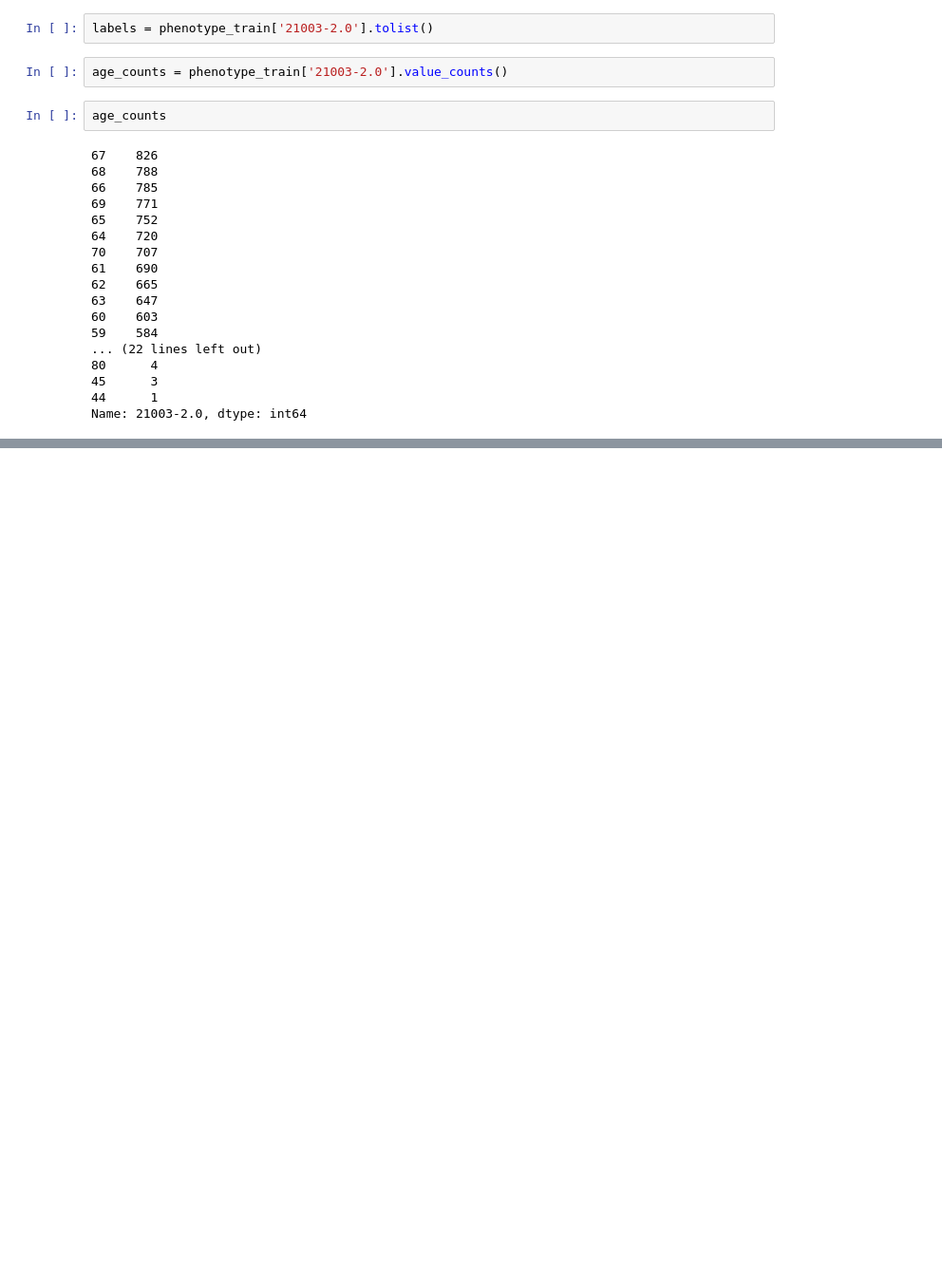
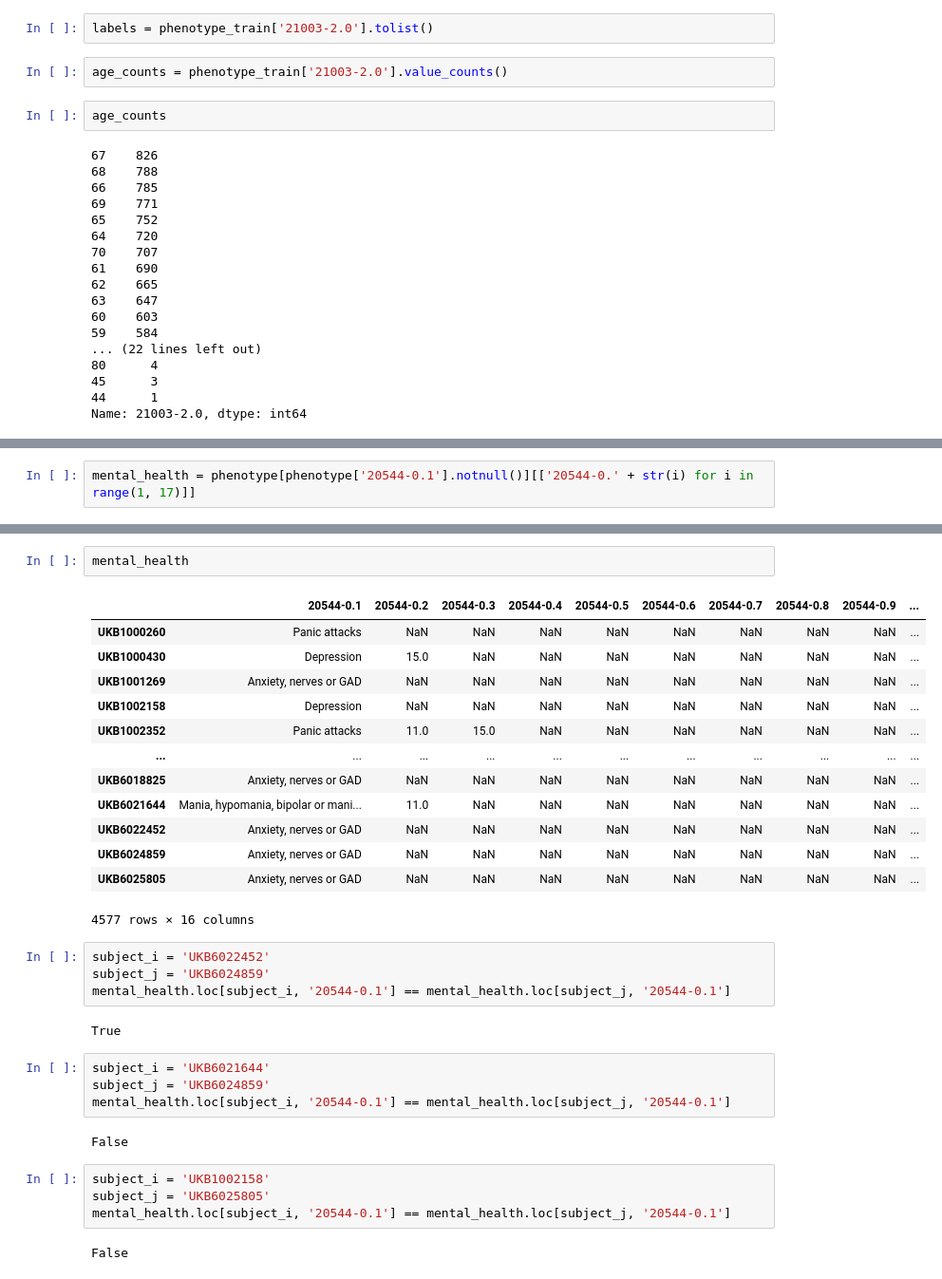
Before and after one commit to kamilest/brain-age-gnn, a Jupyter notebook: notebooks/phenotype.ipynb, the cells around one changed output, grey strips where cells are left out. Shown: that part at 95% size. Cells and saved outputs as stored; diff of their text form; blank space fills up the shorter version.

```diff
--- a/notebooks/phenotype.ipynb
+++ b/notebooks/phenotype.ipynb
@@ -312,0 +390,2 @@ phenotype_train.iloc[idx].index.tolist()
+# %%
+mental_health = phenotype[phenotype['20544-0.1'].notnull()][['20544-0.' + str(i) for i in range(1, 17)]]
@@ -312,0 +404,34 @@ phenotype_train.iloc[idx].index.tolist()
+# %%
+mental_health
+# %% [output]
+|  | 20544-0.1 | 20544-0.2 | 20544-0.3 | 20544-0.4 | 20544-0.5 | 20544-0.6 | 20544-0.7 | 20544-0.8 | 20544-0.9 | ... |
+| UKB1000260 | Panic attacks | NaN | NaN | NaN | NaN | NaN | NaN | NaN | NaN | ... |
+| UKB1000430 | Depression | 15.0 | NaN | NaN | NaN | NaN | NaN | NaN | NaN | ... |
+| UKB1001269 | Anxiety, nerves or GAD | NaN | NaN | NaN | NaN | NaN | NaN | NaN | NaN | ... |
+| UKB1002158 | Depression | NaN | NaN | NaN | NaN | NaN | NaN | NaN | NaN | ... |
+| UKB1002352 | Panic attacks | 11.0 | 15.0 | NaN | NaN | NaN | NaN | NaN | NaN | ... |
+| ... | ... | ... | ... | ... | ... | ... | ... | ... | ... | ... |
+| UKB6018825 | Anxiety, nerves or GAD | NaN | NaN | NaN | NaN | NaN | NaN | NaN | NaN | ... |
+| UKB6021644 | Mania, hypomania, bipolar or mani... | 11.0 | NaN | NaN | NaN | NaN | NaN | NaN | NaN | ... |
+| UKB6022452 | Anxiety, nerves or GAD | NaN | NaN | NaN | NaN | NaN | NaN | NaN | NaN | ... |
+| UKB6024859 | Anxiety, nerves or GAD | NaN | NaN | NaN | NaN | NaN | NaN | NaN | NaN | ... |
+| UKB6025805 | Anxiety, nerves or GAD | NaN | NaN | NaN | NaN | NaN | NaN | NaN | NaN | ... |
+4577 rows × 16 columns
+# %%
+subject_i = 'UKB6022452'
+subject_j = 'UKB6024859'
+mental_health.loc[subject_i, '20544-0.1'] == mental_health.loc[subject_j, '20544-0.1']
+# %% [output]
+True
+# %%
+subject_i = 'UKB6021644'
+subject_j = 'UKB6024859'
+mental_health.loc[subject_i, '20544-0.1'] == mental_health.loc[subject_j, '20544-0.1']
+# %% [output]
+False
+# %%
+subject_i = 'UKB1002158'
+subject_j = 'UKB6025805'
+mental_health.loc[subject_i, '20544-0.1'] == mental_health.loc[subject_j, '20544-0.1']
+# %% [output]
+False
```
Also changed, not shown: parts of 27 cells of this notebook.
